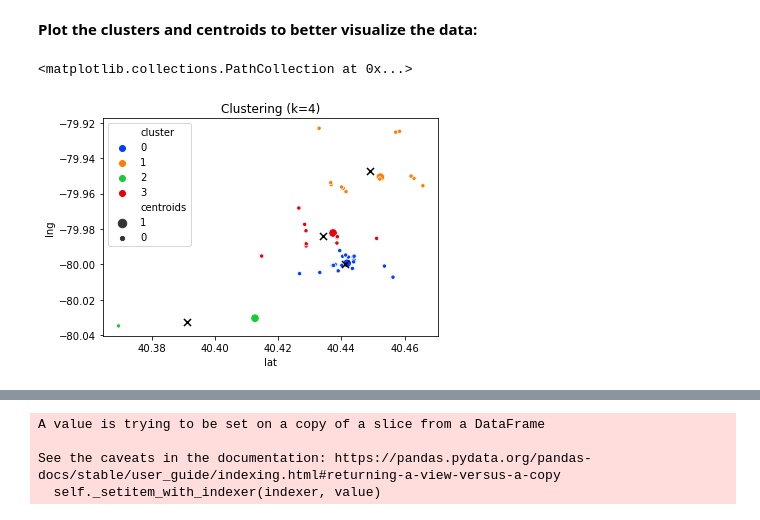
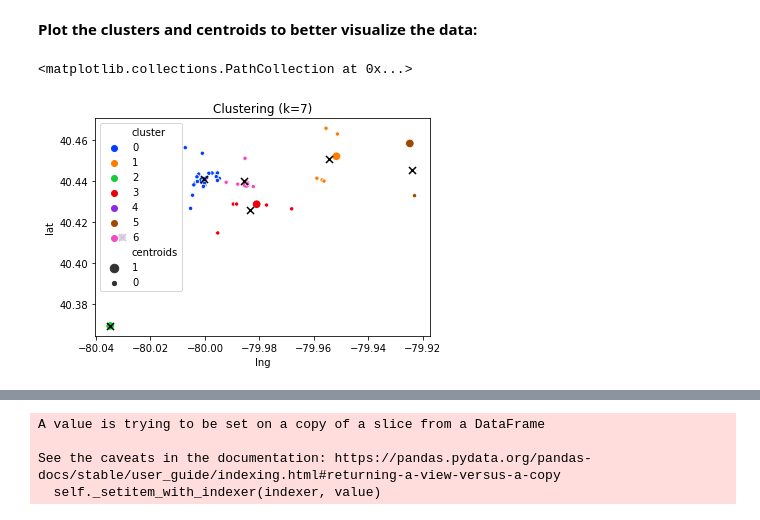
Before and after one commit to theblindhobo/Coursera_Capstone, a Jupyter notebook: The Battle of Neighborhoods (Week 2).ipynb, the cells around one changed output, grey strips where cells are left out. Cells and saved outputs as stored; diff of their text form; code cells hidden in the pictures.

```diff
--- a/The Battle of Neighborhoods (Week 2).ipynb
+++ b/The Battle of Neighborhoods (Week 2).ipynb
@@ -145,7 +145,7 @@ from sklearn import preprocessing, cluster
 import scipy
 from scipy.cluster.vq import vq
 # %%
-X = phil_df[["lat","lng"]]
+X = phil_df[["lng","lat"]]
 max_k = 10
 ## iterations
 distortions = []
@@ -173,7 +173,7 @@ plt.show()
 # %%
 k = 6
 model = cluster.KMeans(n_clusters=k, init='k-means++')
-X = phil_df[["lat","lng"]]
+X = phil_df[["lng","lat"]]
 
 ## clustering
 dtf_X = X.copy()
@@ -329,7 +333,7 @@ from sklearn import preprocessing, cluster
 import scipy
 from scipy.cluster.vq import vq
 # %%
-X = pitt_df[["lat","lng"]]
+X = pitt_df[["lng","lat"]]
 max_k = 10
 ## iterations
 distortions = []
@@ -357,7 +361,7 @@ plt.show()
 # %%
-k = 4
+k = 7
 model = cluster.KMeans(n_clusters=k, init='k-means++')
-X = pitt_df[["lat","lng"]]
+X = pitt_df[["lng","lat"]]
 
 ## clustering
 dtf_X = X.copy()
@@ -388,13 +392,13 @@ See the caveats in the documentation: https://pandas.pydata.org/pandas-docs/stab
 # %%
 import seaborn as sns
 ## plot
 fig, ax = plt.subplots()
-sns.scatterplot(x="lat", y="lng", data=pitt_df, palette=sns.color_palette("bright",k), hue='cluster', size="centroids", size_order=[1,0], legend="brief", ax=ax).set_title('Clustering (k='+str(k)+')')
+sns.scatterplot(x="lng", y="lat", data=pitt_df, palette=sns.color_palette("bright",k), hue='cluster', size="centroids", size_order=[1,0], legend="brief", ax=ax).set_title('Clustering (k='+str(k)+')')
 th_centroids = model.cluster_centers_
-ax.scatter(th_centroids[:,0], th_centroids[:,1], s=50, c='black', marker="x")
+ax.scatter(th_centroids[:,0], th_centroids[:,1], s=len(pitt_df.index), c='black', marker="x")
 # %% [output]
 <matplotlib.collections.PathCollection at 0x...>
-[figure, old version]
+[figure, new version]
 # %%
 pitt_df['cluster'].value_counts().max(level=0)
 # %% [output]
```
Also changed, not shown: parts of 29 cells of this notebook.
